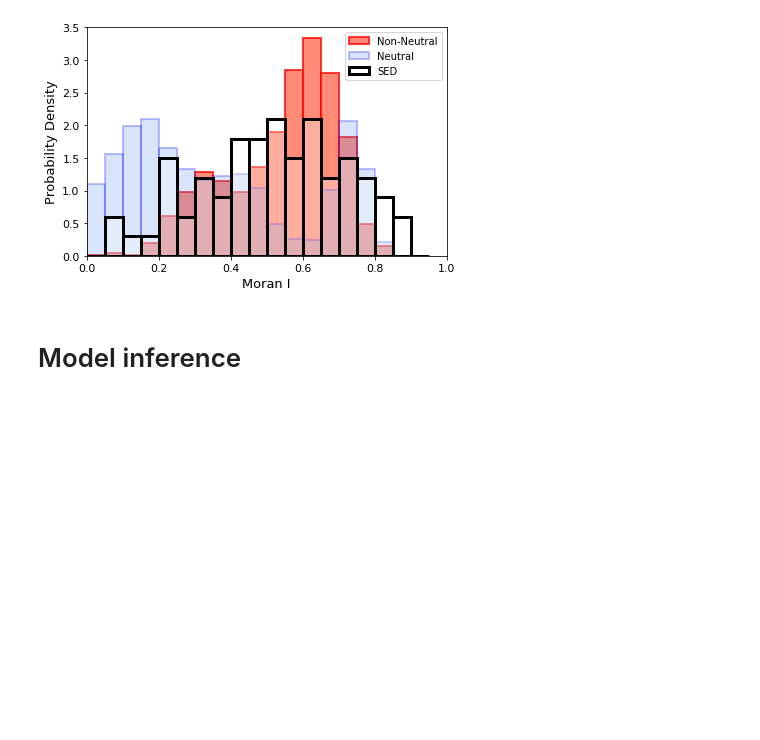
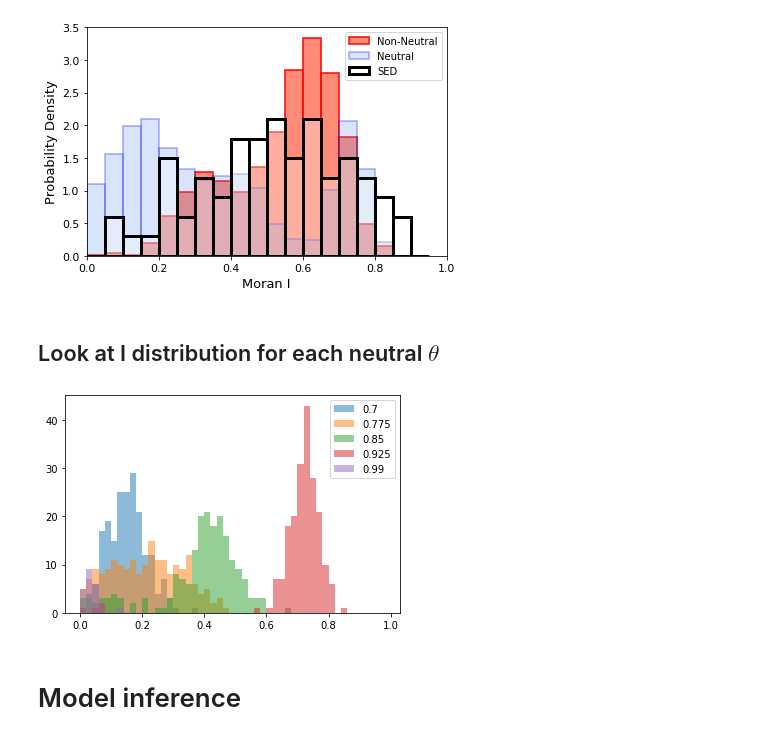
Before and after one commit to james-burridge/Hopfield_SED, a Jupyter notebook: SHEET_4_SED_Analysis.ipynb, the cells around one changed output. Saved outputs shown, nothing was run; the diff lists cells and outputs as text; code cells hidden in the pictures; blank space fills up the shorter version.

```diff
--- a/SHEET_4_SED_Analysis.ipynb
+++ b/SHEET_4_SED_Analysis.ipynb
@@ -217,3 +221,5 @@ plt.savefig(plots_folder/'I_dist_MRF_SED.pdf')
 plt.show()
 # %% [output]
 [figure]
+# %% [markdown]
+## Look at I distribution for each neutral $\theta$
@@ -220,3 +241,11 @@ plt.show()
+# %%
+Ibins=np.arange(0,1,0.02)
+for I_vals in neut_I_vals_separate:
+    plt.hist(I_vals,bins=Ibins,alpha=0.5)
+plt.legend(b_vals)
+plt.show()
+# %% [output]
+[figure, added]
 # %% [markdown]
 # Model inference
 # %%
```
Also changed, not shown: parts of 6 cells of this notebook.
